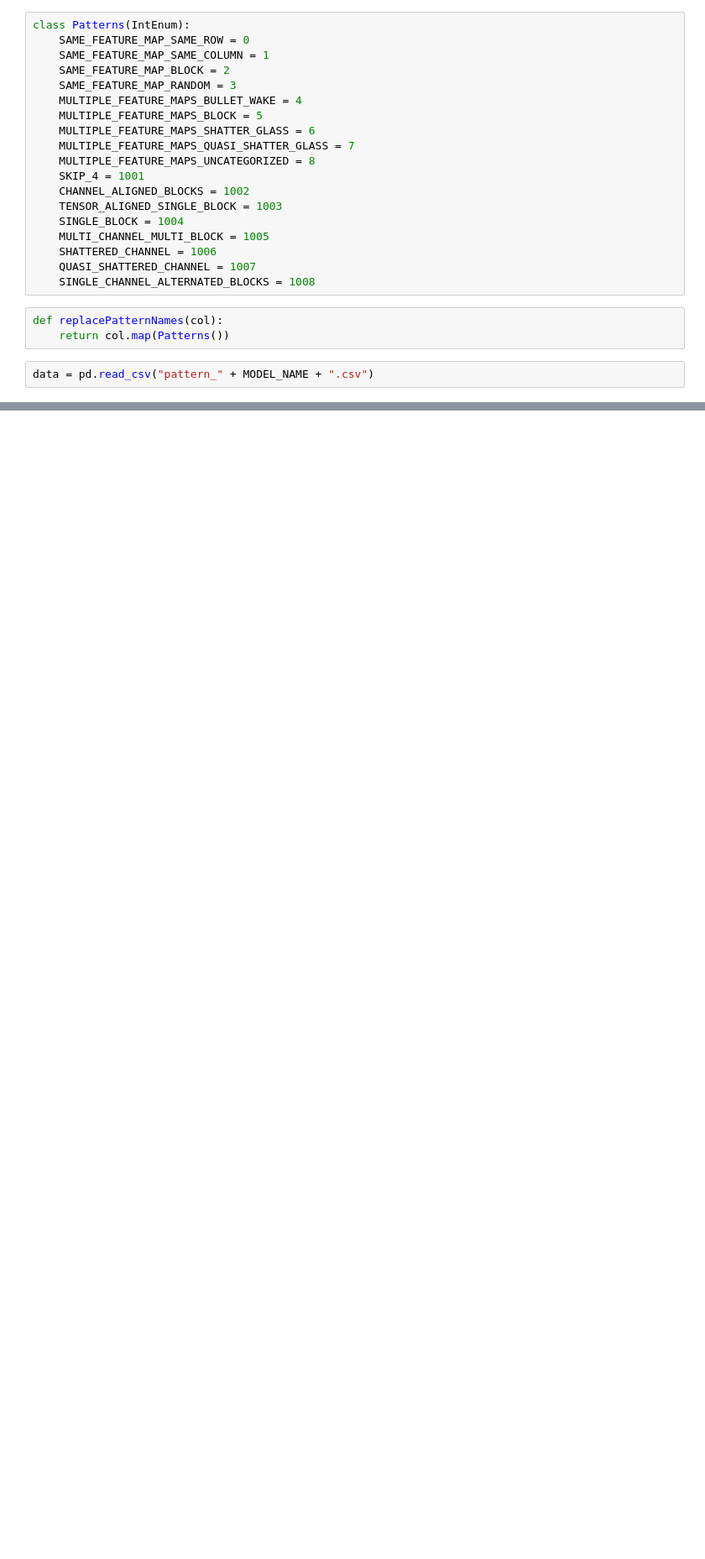
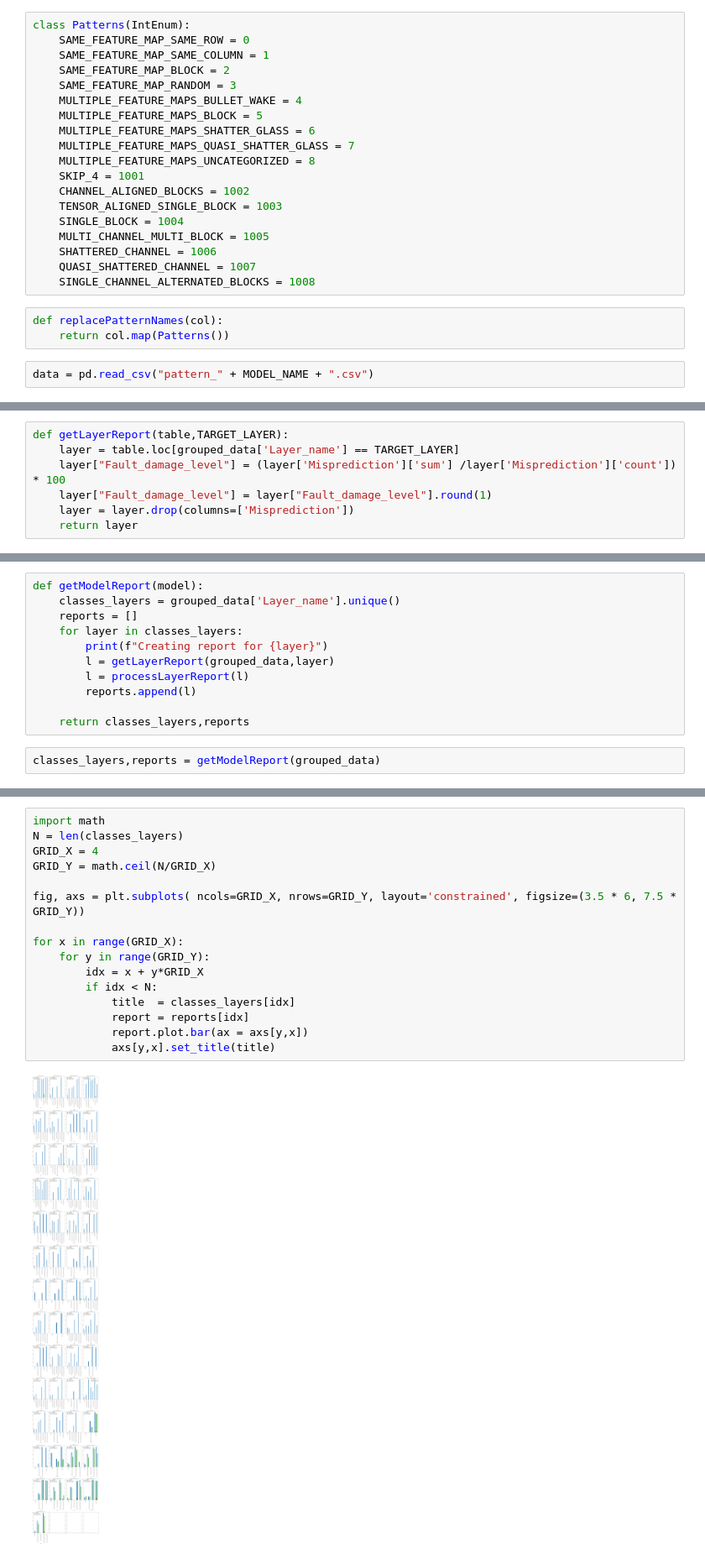
Before and after one commit to NicolaDean/tensorflow-ranger-layer, a Jupyter notebook: reports/Report_patterns.ipynb, the cells around one changed output, grey strips where cells are left out. Shown at 84% size. Cells and saved outputs as stored; diff of their text form; blank space fills up the shorter version.

```diff
--- a/reports/Report_patterns.ipynb
+++ b/reports/Report_patterns.ipynb
@@ -143,0 +66,7 @@ layer_pattern_report.plot.bar()
+# %%
+def getLayerReport(table,TARGET_LAYER):
+    layer = table.loc[grouped_data['Layer_name'] == TARGET_LAYER]
+    layer["Fault_damage_level"] = (layer['Misprediction']['sum'] /layer['Misprediction']['count']) * 100
+    layer["Fault_damage_level"] = layer["Fault_damage_level"].round(1)
+    layer = layer.drop(columns=['Misprediction'])
+    return layer
@@ -143,0 +100,13 @@ layer_pattern_report.plot.bar()
+# %%
+def getModelReport(model):
+    classes_layers = grouped_data['Layer_name'].unique()
+    reports = []
+    for layer in classes_layers:
+        print(f"Creating report for {layer}")
+        l = getLayerReport(grouped_data,layer)
+        l = processLayerReport(l)
+        reports.append(l)
+
+    return classes_layers,reports
+# %%
+classes_layers,reports = getModelReport(grouped_data)
@@ -143,0 +147,18 @@ layer_pattern_report.plot.bar()
+# %%
+import math
+N = len(classes_layers)
+GRID_X = 4
+GRID_Y = math.ceil(N/GRID_X)
+
+fig, axs = plt.subplots( ncols=GRID_X, nrows=GRID_Y, layout='constrained', figsize=(3.5 * 6, 7.5 * GRID_Y))
+
+for x in range(GRID_X):
+    for y in range(GRID_Y):
+        idx = x + y*GRID_X
+        if idx < N:
+            title  = classes_layers[idx]
+            report = reports[idx]
+            report.plot.bar(ax = axs[y,x])
+            axs[y,x].set_title(title)
+# %% [output]
+[figure, added]
```
Also changed, not shown: parts of 10 cells of this notebook.
